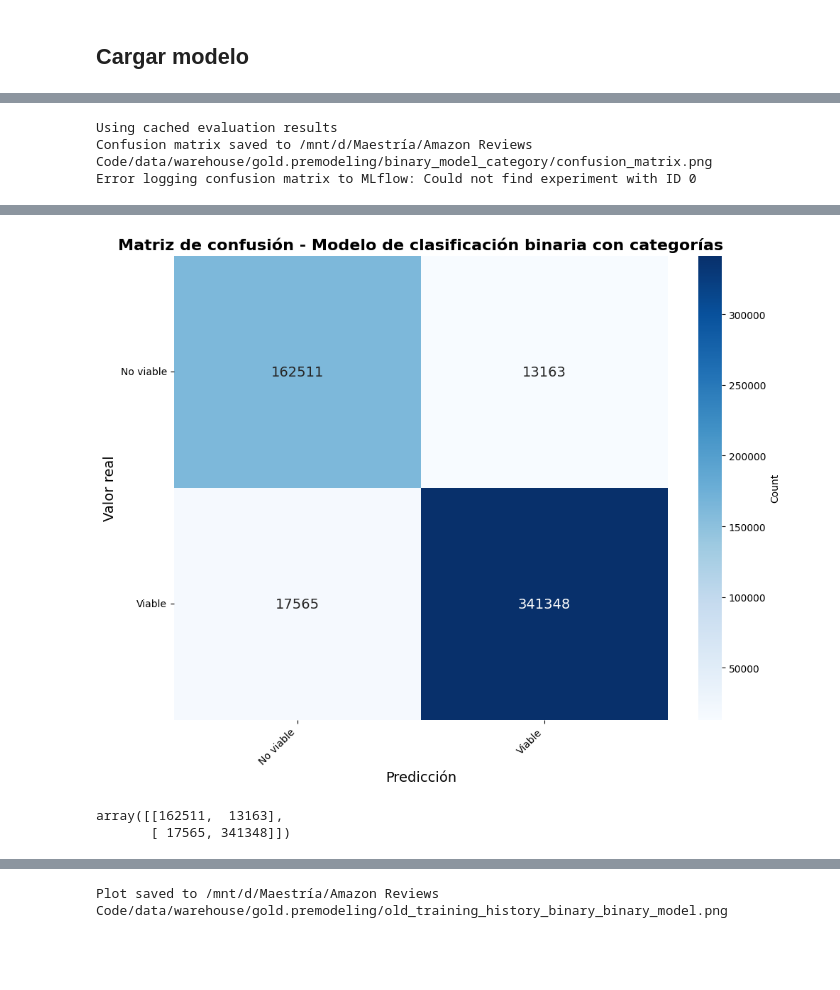
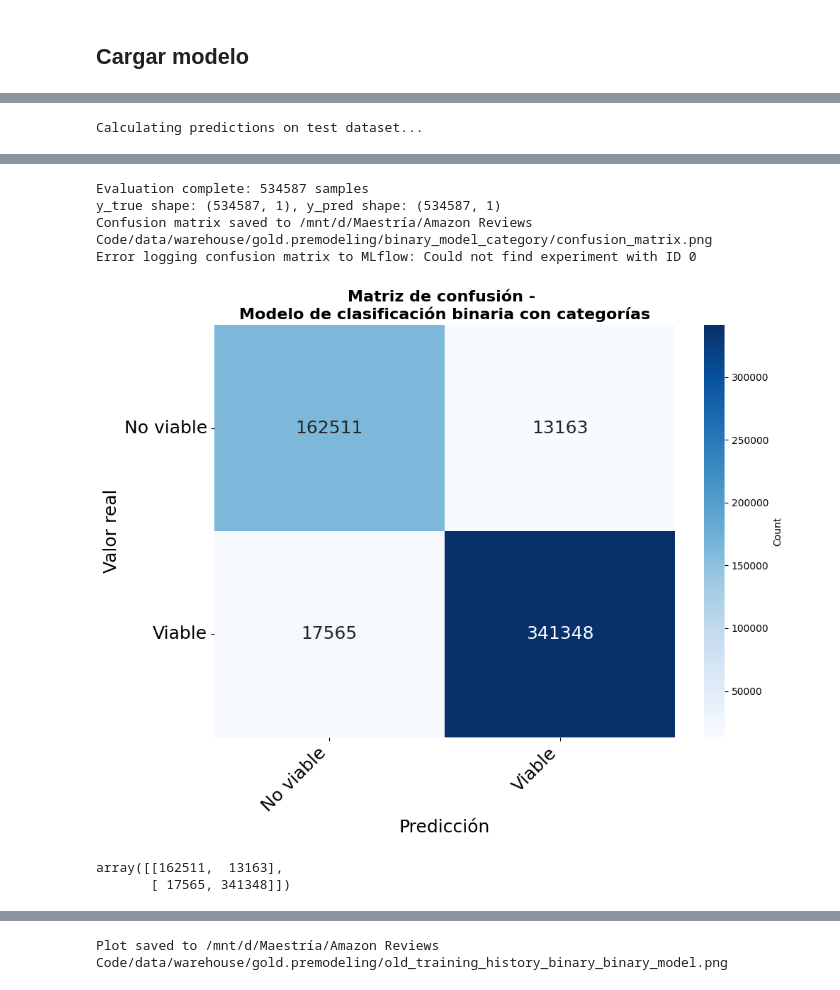
Before and after one commit to UIdealist/products-viability-analysis, a Jupyter notebook: src/gold/training/binary_model_with_category.ipynb, the cells around one changed output, grey strips where cells are left out. Saved outputs shown, nothing was run; the diff lists cells and outputs as text; code cells hidden in the pictures; blank space fills up the shorter version.

```diff
--- a/src/gold/training/binary_model_with_category.ipynb
+++ b/src/gold/training/binary_model_with_category.ipynb
@@ -248,14 +248,13 @@ binary_model.prepare_data(
 binary_model.load_latest_model()
 # %%
 binary_model.plot_confusion_matrix(
-    title = 'Matriz de confusión - Modelo de clasificación binaria con categorías',
+    title = 'Matriz de confusión - \nModelo de clasificación binaria con categorías',
     class_names = ['No viable', 'Viable'],
     xlabel = 'Predicción',
     ylabel = 'Valor real',
-    annot_fontsize = 14,
-    label_fontsize = 14,
+    annot_fontsize = 18,
+    label_fontsize = 18,
+    tick_fontsize=18,
 )
 # %% [output]
-Using cached evaluation results
-Confusion matrix saved to /mnt/d/Maestría/Amazon Reviews Code/data/warehouse/gold.premodeling/binary_model_category/confusion_matrix.png
-Error logging confusion matrix to MLflow: Could not find experiment with ID 0
+Calculating predictions on test dataset...
@@ -262,6 +262,10 @@ Error logging confusion matrix to MLflow: Could not find experiment with ID 0
+Evaluation complete: 534587 samples
+y_true shape: (534587, 1), y_pred shape: (534587, 1)
+Confusion matrix saved to /mnt/d/Maestría/Amazon Reviews Code/data/warehouse/gold.premodeling/binary_model_category/confusion_matrix.png
+Error logging confusion matrix to MLflow: Could not find experiment with ID 0
-[figure, old version]
+[figure, new version]
-array([[162511,  13163],
-       [ 17565, 341348]])
+array([[162511,  13163],
+       [ 17565, 341348]])
 # %%
 from src.utils.models import BinaryModelCategory
 binary_model = BinaryModelCategory(
```
Also changed, not shown: parts of 12 cells of this notebook, 21 other files.
